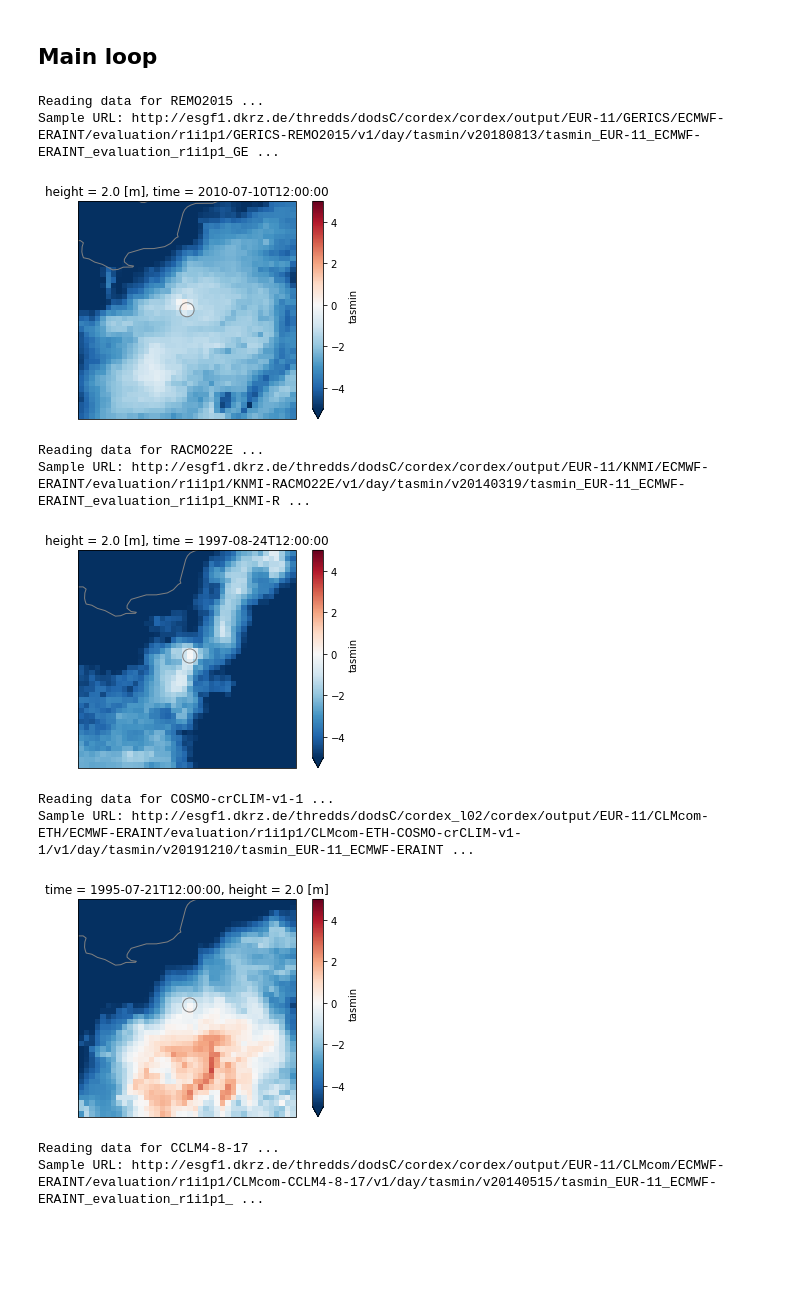
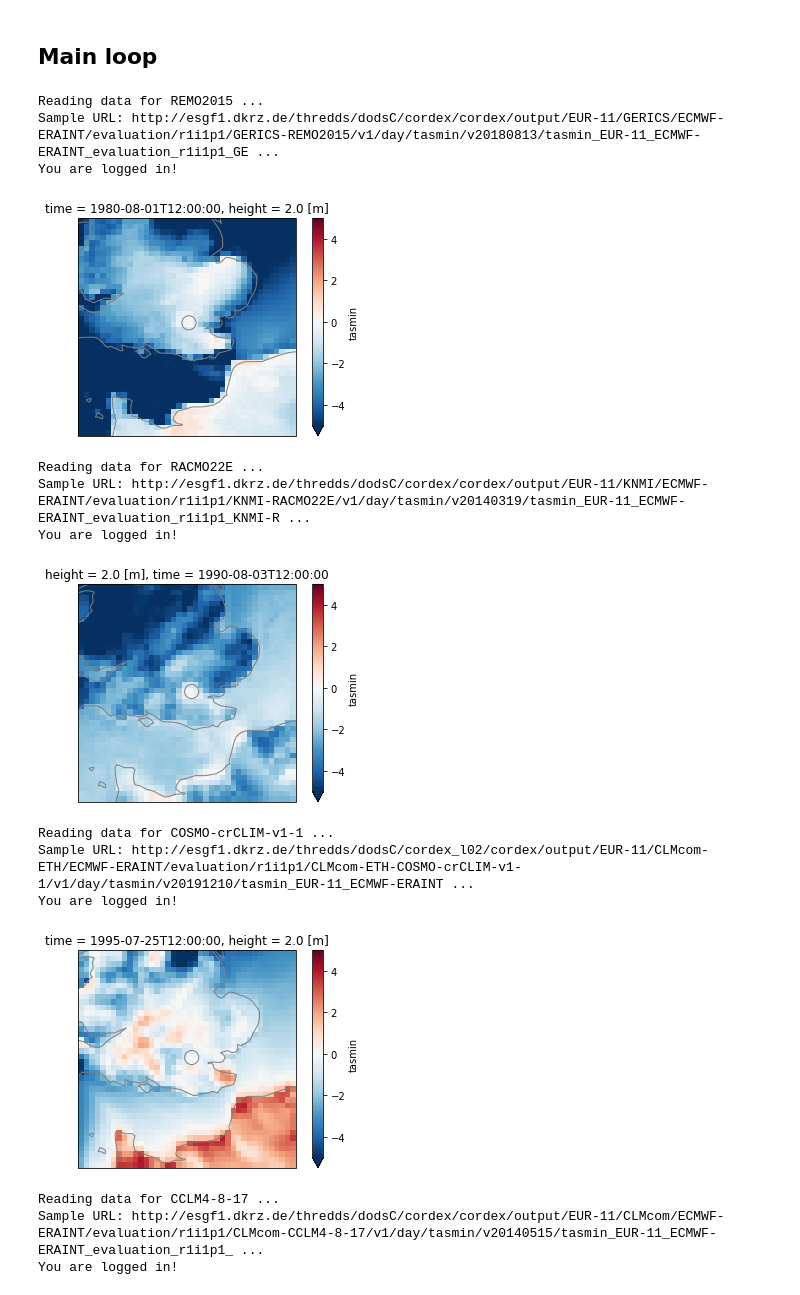
Before and after one commit to jesusff/city_detect, a Jupyter notebook: RCM_urban_effects.ipynb, the cells around one changed output. Cells and saved outputs as stored; diff of their text form; code cells hidden in the pictures; blank space fills up the shorter version.

Commit message:
London plots

```diff
--- a/RCM_urban_effects.ipynb
+++ b/RCM_urban_effects.ipynb
@@ -160,14 +160,16 @@ rcms = {
     'WRF381P'
   ]
 }
-city = 'Paris'
+city = 'London'
 location = dict(
+      London = dict(lon= -0.13, lat=51.50),
       Madrid = dict(lon= -3.70, lat=40.42),
          NYC = dict(lon=-73.96, lat=40.73),
        Paris = dict(lon=  2.35, lat=48.85),
   Washington = dict(lon=-77.00, lat=38.90)
 )
 city_domain = dict(
+      London = 'EUR-11',
       Madrid = 'EUR-11',
          NYC = 'NAM-22',
        Paris = 'EUR-11',
@@ -178,27 +180,29 @@ dlat = 20
 # %%
 %%time
 
-domain = 'EUR-11'
-
-for rcm in rcms[domain]:
+for rcm in rcms[city_domain[city]]:
   print(f'Reading data for {rcm} ...')
   opendap_urls = get_opendap_urls(search_dic(var, city_domain[city], rcm))
   print(f'Sample URL: {opendap_urls[0]}')
   fname = os.path.basename(opendap_urls[0])[:-21] + f'_{city}.nc'
   if not os.path.exists(fname):
     dump_netcdf(var, location, opendap_urls, fname)
   ds_city = xr.open_dataset(fname)
   index = compute_index(ds_city)
   plot_projected(index, ds_city)
 # %% [output]
 Reading data for REMO2015 ...
 Sample URL: http://esgf1.dkrz.de/thredds/dodsC/cordex/cordex/output/EUR-11/GERICS/ECMWF-ERAINT/evaluation/r1i1p1/GERICS-REMO2015/v1/day/tasmin/v20180813/tasmin_EUR-11_ECMWF-ERAINT_evaluation_r1i1p1_GE ...
+You are logged in!
-[figure, old version]
+[figure, new version]
 Reading data for RACMO22E ...
 Sample URL: http://esgf1.dkrz.de/thredds/dodsC/cordex/cordex/output/EUR-11/KNMI/ECMWF-ERAINT/evaluation/r1i1p1/KNMI-RACMO22E/v1/day/tasmin/v20140319/tasmin_EUR-11_ECMWF-ERAINT_evaluation_r1i1p1_KNMI-R ...
+You are logged in!
-[figure, old version]
+[figure, new version]
 Reading data for COSMO-crCLIM-v1-1 ...
 Sample URL: http://esgf1.dkrz.de/thredds/dodsC/cordex_l02/cordex/output/EUR-11/CLMcom-ETH/ECMWF-ERAINT/evaluation/r1i1p1/CLMcom-ETH-COSMO-crCLIM-v1-1/v1/day/tasmin/v20191210/tasmin_EUR-11_ECMWF-ERAINT ...
+You are logged in!
-[figure, old version]
+[figure, new version]
 Reading data for CCLM4-8-17 ...
 Sample URL: http://esgf1.dkrz.de/thredds/dodsC/cordex/cordex/output/EUR-11/CLMcom/ECMWF-ERAINT/evaluation/r1i1p1/CLMcom-CCLM4-8-17/v1/day/tasmin/v20140515/tasmin_EUR-11_ECMWF-ERAINT_evaluation_r1i1p1_ ...
+You are logged in!
```
Also changed, not shown: parts of 1 cell of this notebook.
